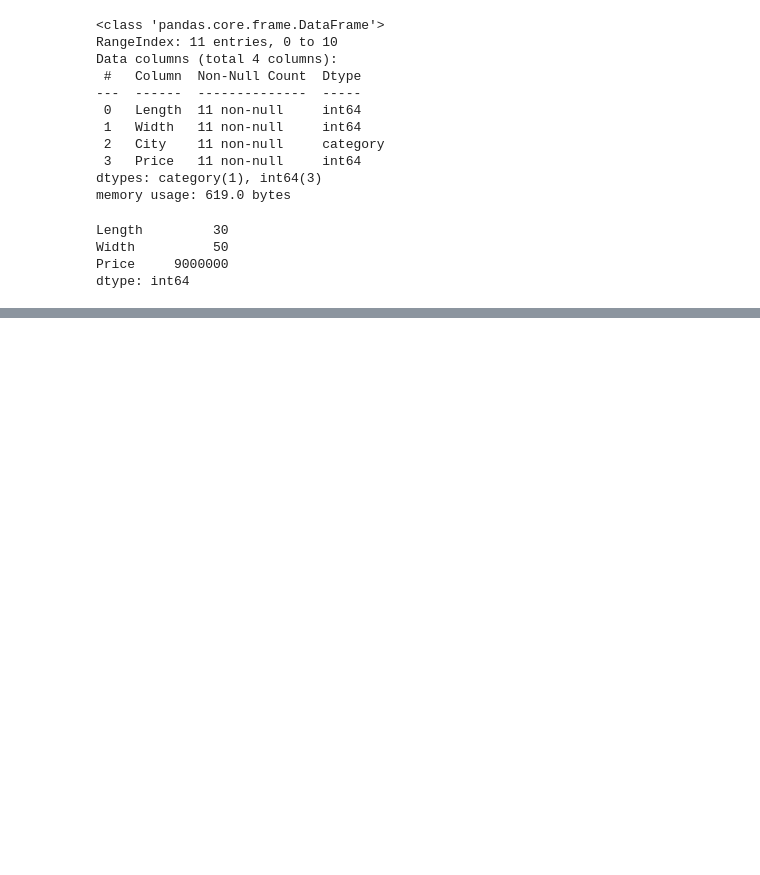
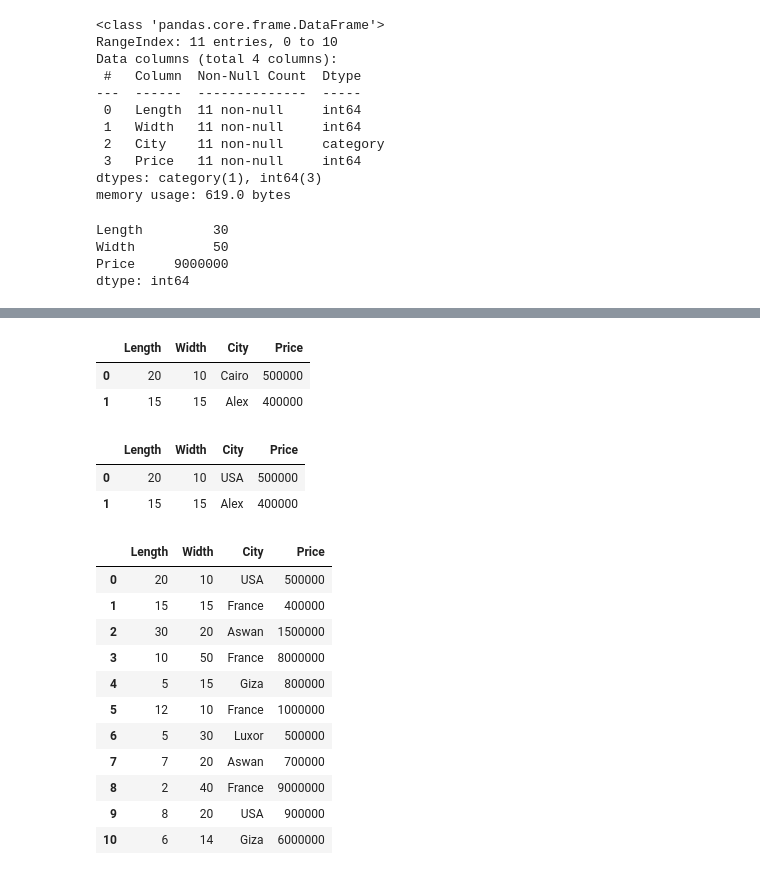
Before and after one commit to MohamadElnomrossie/AI-Tanafos, a Jupyter notebook: math/stats.ipynb, the cells around one changed output, grey strips where cells are left out. Cells and saved outputs as stored; diff of their text form; code cells hidden in the pictures; blank space fills up the shorter version.

```diff
--- a/math/stats.ipynb
+++ b/math/stats.ipynb
@@ -286,0 +313,6 @@ dtype: int64
+# %%
+df.head(2)
+# %% [output]
+|  | Length | Width | City | Price |
+| 0 | 20 | 10 | Cairo | 500000 |
+| 1 | 15 | 15 | Alex | 400000 |
@@ -286,0 +323,21 @@ dtype: int64
+# %%
+df2.head(2)
+# %% [output]
+|  | Length | Width | City | Price |
+| 0 | 20 | 10 | USA | 500000 |
+| 1 | 15 | 15 | Alex | 400000 |
+# %%
+df.replace({'Cairo':'USA','Alex':'France'})
+# %% [output]
+|  | Length | Width | City | Price |
+| 0 | 20 | 10 | USA | 500000 |
+| 1 | 15 | 15 | France | 400000 |
+| 2 | 30 | 20 | Aswan | 1500000 |
+| 3 | 10 | 50 | France | 8000000 |
+| 4 | 5 | 15 | Giza | 800000 |
+| 5 | 12 | 10 | France | 1000000 |
+| 6 | 5 | 30 | Luxor | 500000 |
+| 7 | 7 | 20 | Aswan | 700000 |
+| 8 | 2 | 40 | France | 9000000 |
+| 9 | 8 | 20 | USA | 900000 |
+| 10 | 6 | 14 | Giza | 6000000 |
```
Also changed, not shown: parts of 30 cells of this notebook, 1 other file.
